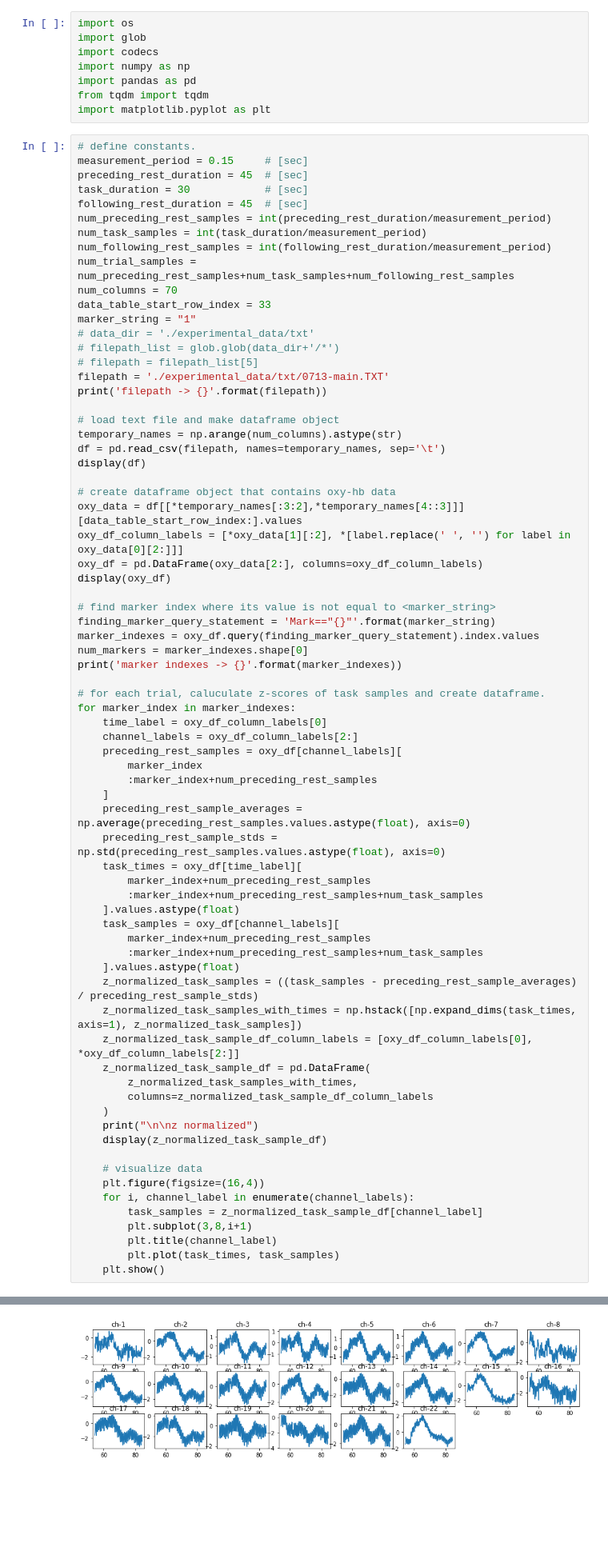
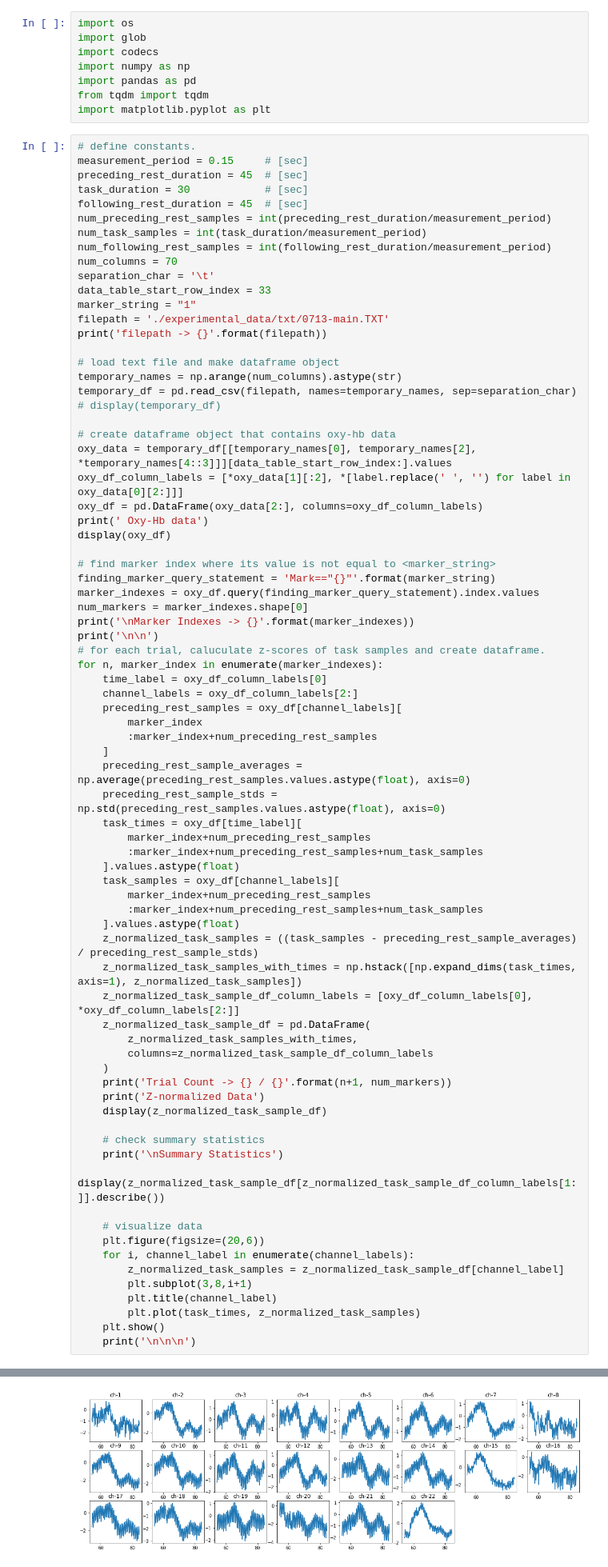
Before and after one commit to YUTATanamoto/nirs-analysis, a Jupyter notebook: analyze-nirs-data.ipynb, the cells around one changed output, grey strips where cells are left out. Shown at 80% size. Cells and saved outputs as stored; diff of their text form; blank space fills up the shorter version.

Commit message:
add summary statistics and indentation

```diff
--- a/analyze-nirs-data.ipynb
+++ b/analyze-nirs-data.ipynb
@@ -15,35 +15,33 @@ following_rest_duration = 45  # [sec]
 num_preceding_rest_samples = int(preceding_rest_duration/measurement_period)
 num_task_samples = int(task_duration/measurement_period)
 num_following_rest_samples = int(following_rest_duration/measurement_period)
-num_trial_samples = num_preceding_rest_samples+num_task_samples+num_following_rest_samples
 num_columns = 70
+separation_char = '\t'
 data_table_start_row_index = 33
 marker_string = "1"
-# data_dir = './experimental_data/txt'
-# filepath_list = glob.glob(data_dir+'/*')
-# filepath = filepath_list[5]
 filepath = './experimental_data/txt/0713-main.TXT'
 print('filepath -> {}'.format(filepath))
 
 # load text file and make dataframe object
 temporary_names = np.arange(num_columns).astype(str)
-df = pd.read_csv(filepath, names=temporary_names, sep='\t')
-display(df)
+temporary_df = pd.read_csv(filepath, names=temporary_names, sep=separation_char)
+# display(temporary_df)
 
 # create dataframe object that contains oxy-hb data
-oxy_data = df[[*temporary_names[:3:2],*temporary_names[4::3]]][data_table_start_row_index:].values
+oxy_data = temporary_df[[temporary_names[0], temporary_names[2], *temporary_names[4::3]]][data_table_start_row_index:].values
 oxy_df_column_labels = [*oxy_data[1][:2], *[label.replace(' ', '') for label in oxy_data[0][2:]]]
 oxy_df = pd.DataFrame(oxy_data[2:], columns=oxy_df_column_labels)
+print(' Oxy-Hb data')
 display(oxy_df)
 
 # find marker index where its value is not equal to <marker_string>
 finding_marker_query_statement = 'Mark=="{}"'.format(marker_string)
 marker_indexes = oxy_df.query(finding_marker_query_statement).index.values
 num_markers = marker_indexes.shape[0]
-print('marker indexes -> {}'.format(marker_indexes))
-
+print('\nMarker Indexes -> {}'.format(marker_indexes))
+print('\n\n')
 # for each trial, caluculate z-scores of task samples and create dataframe.
-for marker_index in marker_indexes:
+for n, marker_index in enumerate(marker_indexes):
     time_label = oxy_df_column_labels[0]
     channel_labels = oxy_df_column_labels[2:]
     preceding_rest_samples = oxy_df[channel_labels][
@@ -67,16 +65,22 @@ for marker_index in marker_indexes:
         z_normalized_task_samples_with_times,
         columns=z_normalized_task_sample_df_column_labels
     )
-    print("\n\nz normalized")
+    print('Trial Count -> {} / {}'.format(n+1, num_markers))
+    print('Z-normalized Data')
     display(z_normalized_task_sample_df)
 
+    # check summary statistics
+    print('\nSummary Statistics')
+    display(z_normalized_task_sample_df[z_normalized_task_sample_df_column_labels[1:]].describe())
+
     # visualize data
-    plt.figure(figsize=(16,4))
+    plt.figure(figsize=(20,6))
     for i, channel_label in enumerate(channel_labels):
-        task_samples = z_normalized_task_sample_df[channel_label]
+        z_normalized_task_samples = z_normalized_task_sample_df[channel_label]
         plt.subplot(3,8,i+1)
         plt.title(channel_label)
-        plt.plot(task_times, task_samples)
+        plt.plot(task_times, z_normalized_task_samples)
     plt.show()
+    print('\n\n\n')
 # %% [output]
 filepath -> ./experimental_data/txt/0713-main.TXT
@@ -126 +131 @@ z normalized
-[figure, old version]
+[figure, new version]
```
Also changed, not shown: parts of 1 cell of this notebook.
